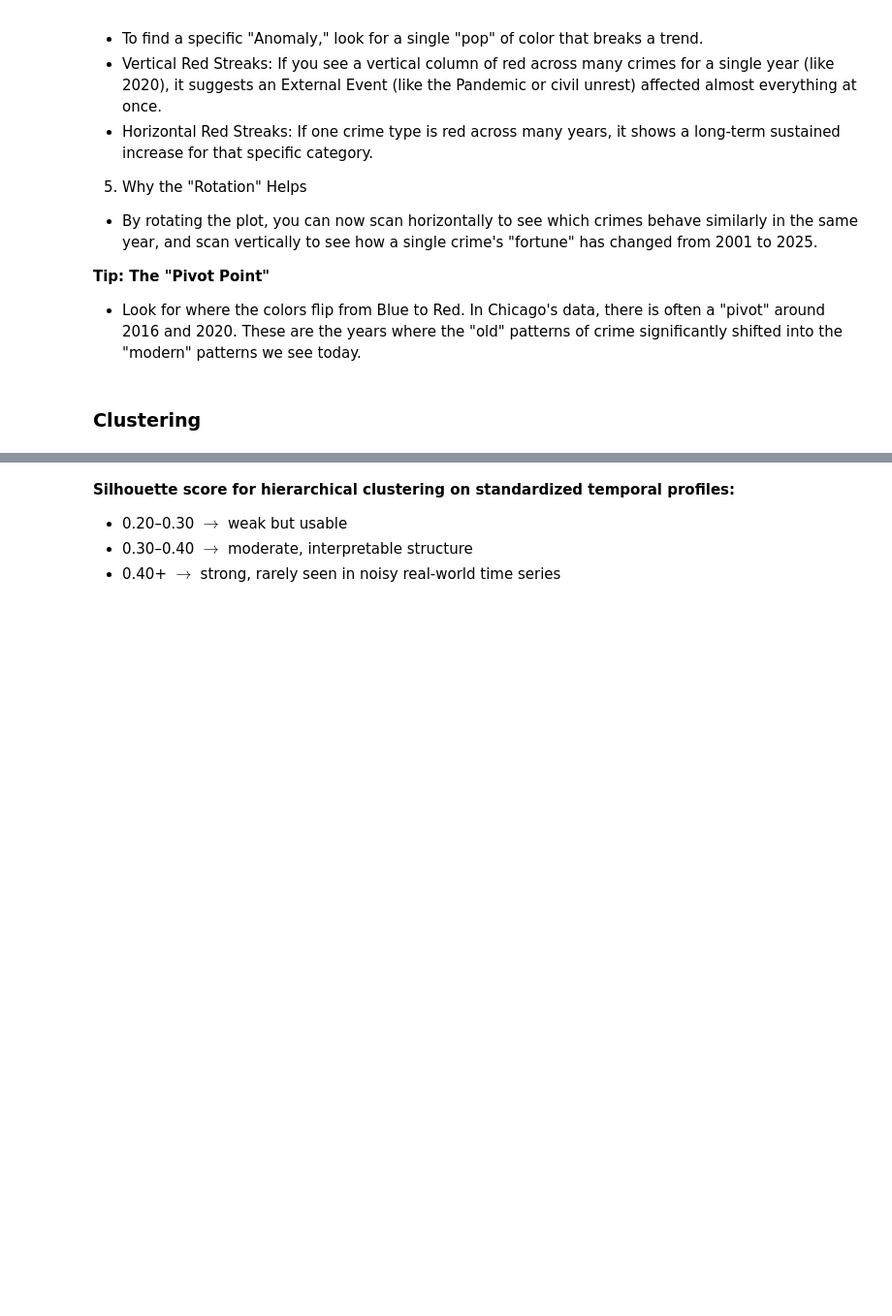
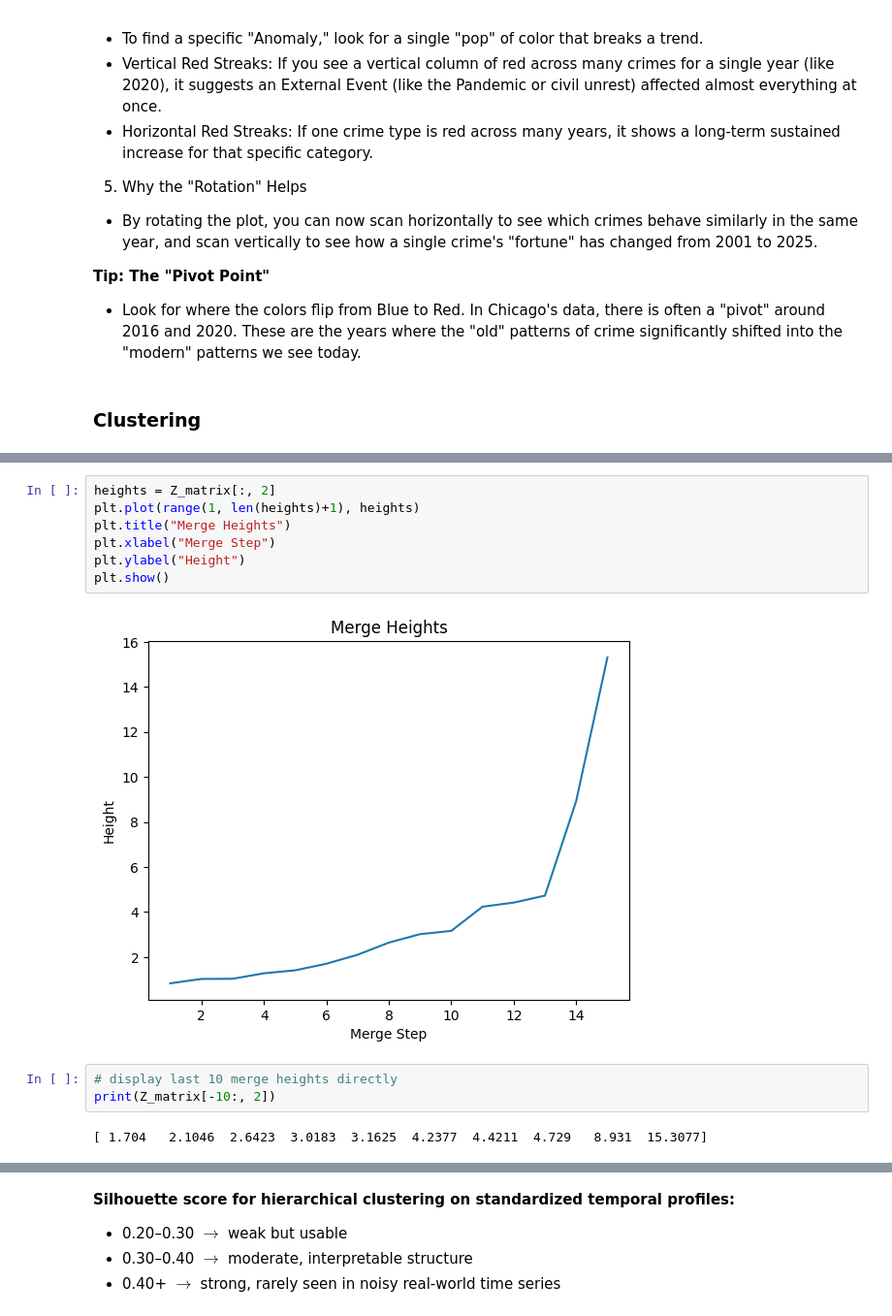
Before and after one commit to SirErikPak/ChicagoCrime, a Jupyter notebook: Notebook/ChicagoCrimeClusterAnalysis.ipynb, the cells around one changed output, grey strips where cells are left out. Shown at 97% size. Drawn from its saved outputs; the diff is of its cells as text; blank space fills up the shorter version.

```diff
--- a/Notebook/ChicagoCrimeClusterAnalysis.ipynb
+++ b/Notebook/ChicagoCrimeClusterAnalysis.ipynb
@@ -318,0 +442,14 @@ plot.plot_cuts(heights, incons)
+# %%
+heights = Z_matrix[:, 2]
+plt.plot(range(1, len(heights)+1), heights)
+plt.title("Merge Heights")
+plt.xlabel("Merge Step")
+plt.ylabel("Height")
+plt.show()
+# %% [output]
+[figure, added]
+# %%
+# display last 10 merge heights directly
+print(Z_matrix[-10:, 2])
+# %% [output]
+[ 1.704   2.1046  2.6423  3.0183  3.1625  4.2377  4.4211  4.729   8.931  15.3077]
```
Also changed, not shown: parts of 33 cells of this notebook, 1 other file.
